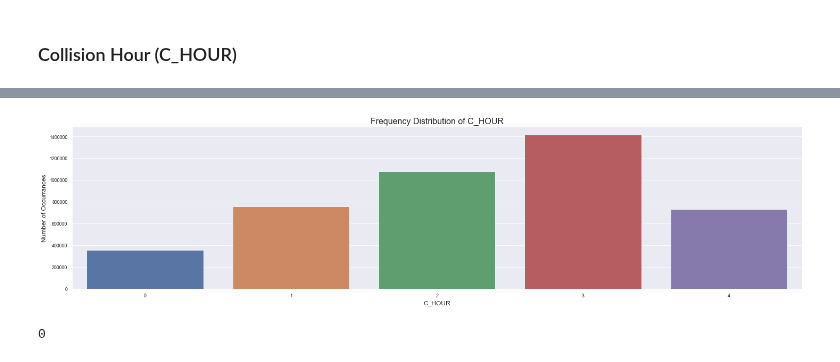
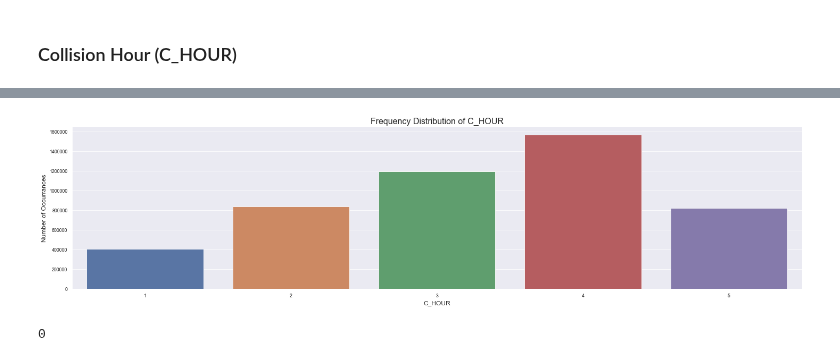
Before and after one commit to pgunabal/Capstone_CKME136_Winter_2018, a Jupyter notebook: CKME136X10_2018_Data_Transformation.ipynb, the cells around one changed output, grey strips where cells are left out. Cells and saved outputs as stored; diff of their text form; code cells hidden in the pictures.

Commit message:
added kfold, more data by dropping columns, and minor fixes

```diff
--- a/CKME136X10_2018_Data_Transformation.ipynb
+++ b/CKME136X10_2018_Data_Transformation.ipynb
@@ -21,7 +21,13 @@ sns.set_context('paper')
 #from IPython.core.display import display, HTML
 #display(HTML("<style>.container { width:100% !important; }</style>"))
 
-inputfile = 'CKME136X10_2018_Initial_Data_Cleaned.csv'
+final_dataset = True
+
+if final_dataset:
+    inputfile = 'CKME136X10_2018_Clean_Data.csv'
+else:
+    inputfile = 'CKME136X10_2018_Initial_Data_Cleaned.csv'
+
 outputfile = 'CKME136X10_2018_Data_Cleaned_Transformed.csv'
 # %%
 df = pd.read_csv(inputfile, engine = 'python')
@@ -28,5 +34,0 @@ df = pd.read_csv(inputfile, engine = 'python')
-# %%
-df2 = df.copy()
-df = df.astype('category')
-df['P_AGE'] = df['P_AGE'].astype('int')
-df.isnull().sum().sum()
@@ -103,16 +101,17 @@ Vehicle Collision Year (MAX): 18
 # %% [markdown]
 ### V_YEAR
 # %%
-#Scale very large values down collision year
-v_year_min = df['V_YEAR'].astype('int').min()
-v_year_max = df['V_YEAR'].astype('int').max()
+if (not final_dataset):
+    #Scale very large values down collision year
+    v_year_min = df['V_YEAR'].astype('int').min()
+    v_year_max = df['V_YEAR'].astype('int').max()
 
-print('Vehicle Collision Year (Min): {}'.format(v_year_min))
-print('Vehicle Collision Year (MAX): {}'.format(v_year_max))
+    print('Vehicle Collision Year (Min): {}'.format(v_year_min))
+    print('Vehicle Collision Year (MAX): {}'.format(v_year_max))
 
-df['V_YEAR'] = df['V_YEAR'].apply(lambda x: (x - v_year_min +1))
+    df['V_YEAR'] = df['V_YEAR'].apply(lambda x: (x - v_year_min +1))
 
-v_year_min = df['V_YEAR'].astype('int').min()
-v_year_max = df['V_YEAR'].astype('int').max()
-print('Vehicle Collision Year (Min): {}'.format(v_year_min))
-print('Vehicle Collision Year (MAX): {}'.format(v_year_max))
+    v_year_min = df['V_YEAR'].astype('int').min()
+    v_year_max = df['V_YEAR'].astype('int').max()
+    print('Vehicle Collision Year (Min): {}'.format(v_year_min))
+    print('Vehicle Collision Year (MAX): {}'.format(v_year_max))
@@ -154,7 +142,8 @@ df['C_YEAR'].isnull().sum()
 # %%
-#drop collision Year, as it should be treated as a identifier column and not as data.
-#For feature prediction, should not depend on previous year information
-df.drop(columns = ['C_YEAR'], inplace = True)
+if (not final_dataset):
+    #drop collision Year, as it should be treated as a identifier column and not as data.
+    #For feature prediction, should not depend on previous year information
+    df.drop(columns = ['C_YEAR'], inplace = True)
 # %% [markdown]
 ### Collision Month (C_MNTH)
 # %%
@@ -209,34 +198,34 @@ plt.show()
 # %%
 # too many levels, lets bin them as 0: early morning, 1: morning, 2: lunch, 3: afternoon, 4: evening
 # early morning: midnight - 5am
 # morning: 6am - 10am
 # lunch: 11am - 2pm
 # afternoon: 3pm - 6pm
 # evening: 7pm - midnight - 1min
 
 bins = [0, 6, 10, 14, 18, 24]
-labels = [0, 1, 2, 3, 4]
+labels = [1, 2, 3, 4, 5]
 df["C_HOUR"] = pd.cut(df["C_HOUR"], bins=bins, labels = labels, include_lowest = True)
 
 debug = False
 if (debug):
     print("a: \t b:")
     for i in range(1, 1000):
         if df["C_HOUR"][i] >= 3:
             print("{} \t {}".format(df2['C_HOUR'][i], df["C_HOUR"][i]))
 
 g = sns.catplot("C_HOUR", data=df, kind="count", legend = True, height = 5, aspect = 4)
 g.set_xticklabels(step=1)
 plt.title('Frequency Distribution of {0}'.format("C_HOUR"), fontsize=16)
 plt.ylabel('Number of Occurrances', fontsize=12)
 plt.xlabel("C_HOUR", fontsize=12)
 plt.show()
 
 #print("a: \t b:")
 #for i in range(1,25):
 #    print("{} \t {}".format(a[i], b[i]))
 # %% [output]
-[figure, old version]
+[figure, new version]
 # %%
 df['C_HOUR'].isnull().sum()
 # %% [output]
```
Also changed, not shown: parts of 55 cells of this notebook, 7 other files.
